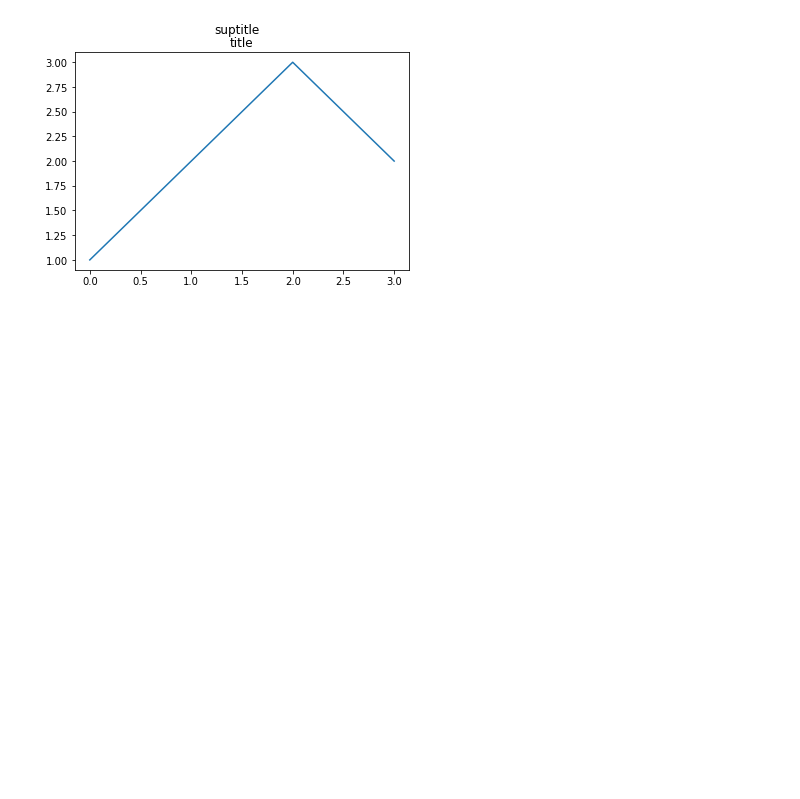
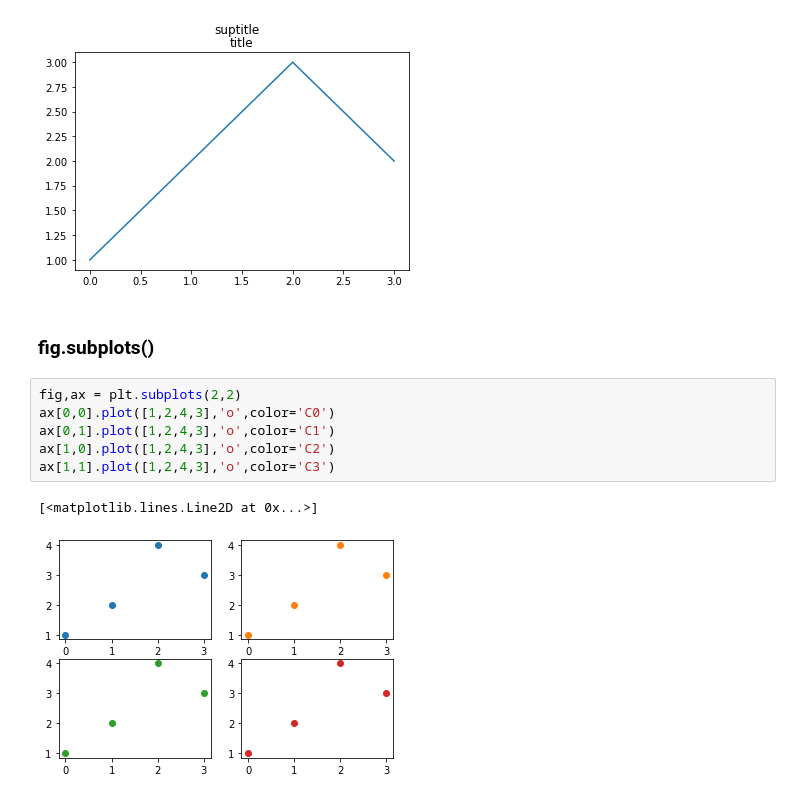
Before and after one commit to guebin/DV2022_backup, a Jupyter notebook: _notebooks/2022-10-03-(5주차) draft.ipynb, the cells around one changed output. Drawn from its saved outputs; the diff is of its cells as text; blank space fills up the shorter version.

```diff
--- a/_notebooks/2022-10-03-(5주차) draft.ipynb
+++ b/_notebooks/2022-10-03-(5주차) draft.ipynb
@@ -262,3 +258,14 @@ ax.set_title('title')
 fig
 # %% [output]
 [figure]
+# %% [markdown]
+### fig.subplots()
+# %%
+fig,ax = plt.subplots(2,2)
+ax[0,0].plot([1,2,4,3],'o',color='C0')
+ax[0,1].plot([1,2,4,3],'o',color='C1')
+ax[1,0].plot([1,2,4,3],'o',color='C2')
+ax[1,1].plot([1,2,4,3],'o',color='C3')
+# %% [output]
+[<matplotlib.lines.Line2D at 0x...>]
+[figure, added]
```
Also changed, not shown: parts of 60 cells of this notebook, 1 other file.
